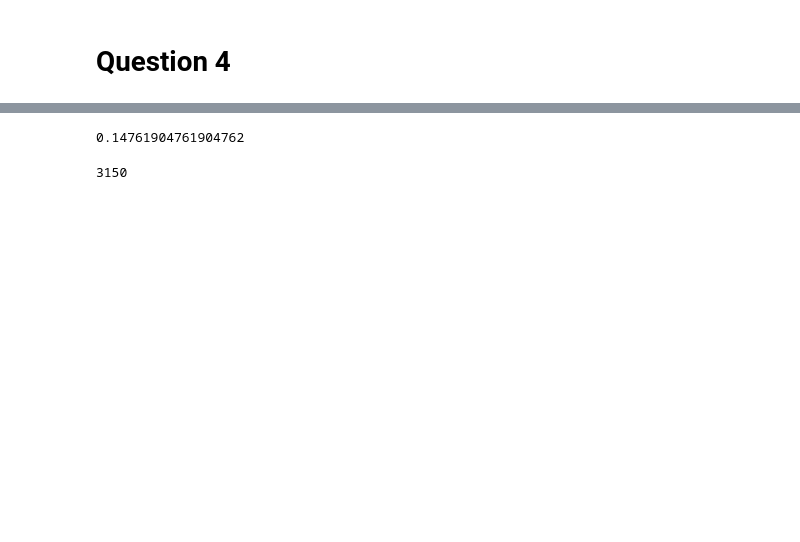
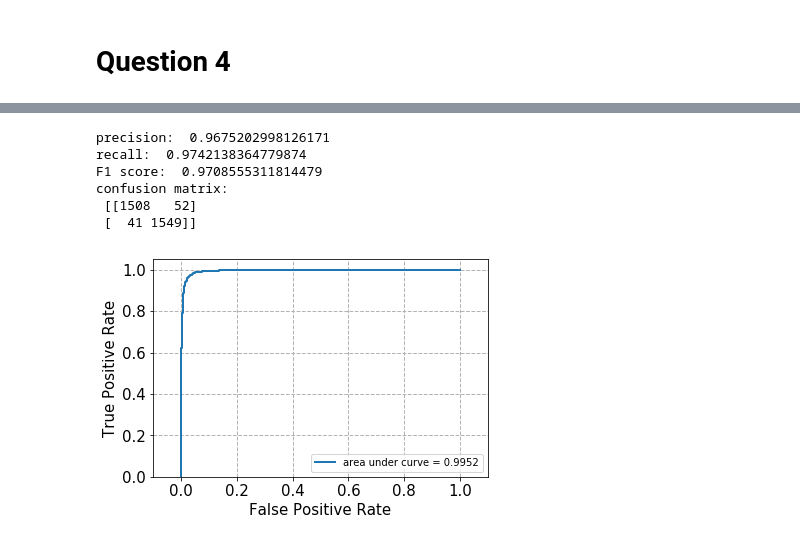
Before and after one commit to DanioPurdue/EE219Project-Analysis-On-Textual-Data, a Jupyter notebook: EE219Project1.ipynb, the cells around one changed output, grey strips where cells are left out. Drawn from its saved outputs; the diff is of its cells as text; code cells hidden in the pictures; blank space fills up the shorter version.

Commit message:
work on the confusion matrix

```diff
--- a/EE219Project1.ipynb
+++ b/EE219Project1.ipynb
@@ -113,8 +132,9 @@ print("||X-WH||^2_F Test: ", NMF_test_val)
 # %%
 # LSI
 ## Train
-svd_train = TruncatedSVD(n_components=50, random_state=0)
-LSI_train_reduced = svd_train.fit_transform(X_train_tf_idf)
+svd = TruncatedSVD(n_components=50, random_state=0)
+LSI_train_reduced = svd.fit_transform(X_train_tf_idf)
 ## Test
-svd_test = TruncatedSVD(n_components=50, random_state=0)
-LSI_test_reduced = svd_test.fit_transform(X_test_tf_idf)
+LSI_test_reduced = svd.transform(X_test_tf_idf)
+print("LSI train shape: ", LSI_train_reduced.shape)
+print("LSI test shape: ", LSI_test_reduced.shape)
@@ -142,13 +158,12 @@ array([3, 7, 2, ..., 0, 1, 6])
-# %%
-right_cnt = 0
-for i in range(len(pred_res)):
-    if pred_res[i] == test_dataset.target[i]:
-        right_cnt += 1
-acura = right_cnt * 1.0 / len(pred_res)
-acura
-# %% [output]
-0.14761904761904762
-# %%
-len(pred_res)
-# %% [output]
-3150
+# %%
+def mergeToBinary(multiClassArray):
+    res = np.copy(multiClassArray)
+    for i in range(len(multiClassArray)):
+        if multiClassArray[i] <= 3:
+            res[i] = 0
+        else:
+            res[i] = 1
+    return res
+# %%
+train_labels = mergeToBinary(train_dataset.target)
+test_labels = mergeToBinary(test_dataset.target)
@@ -154,0 +214,13 @@ len(pred_res)
+# %%
+hard_model = LinearSVC(loss='hinge', C=1000)
+fit_predict_and_plot_roc(hard_model, LSI_train_reduced , train_labels, LSI_test_reduced, test_labels)
+predicts = hard_model.fit(LSI_train_reduced, train_labels).predict(LSI_test_reduced)
+confusionMatrixAndMetrics(test_labels, predicts)
+# %% [output]
+precision:  0.9675202998126171
+recall:  0.9742138364779874
+F1 score:  0.9708555311814479
+confusion matrix:
+ [[1508   52]
+ [  41 1549]]
+[figure, added]
```
Also changed, not shown: parts of 13 cells of this notebook, 1 other file.
